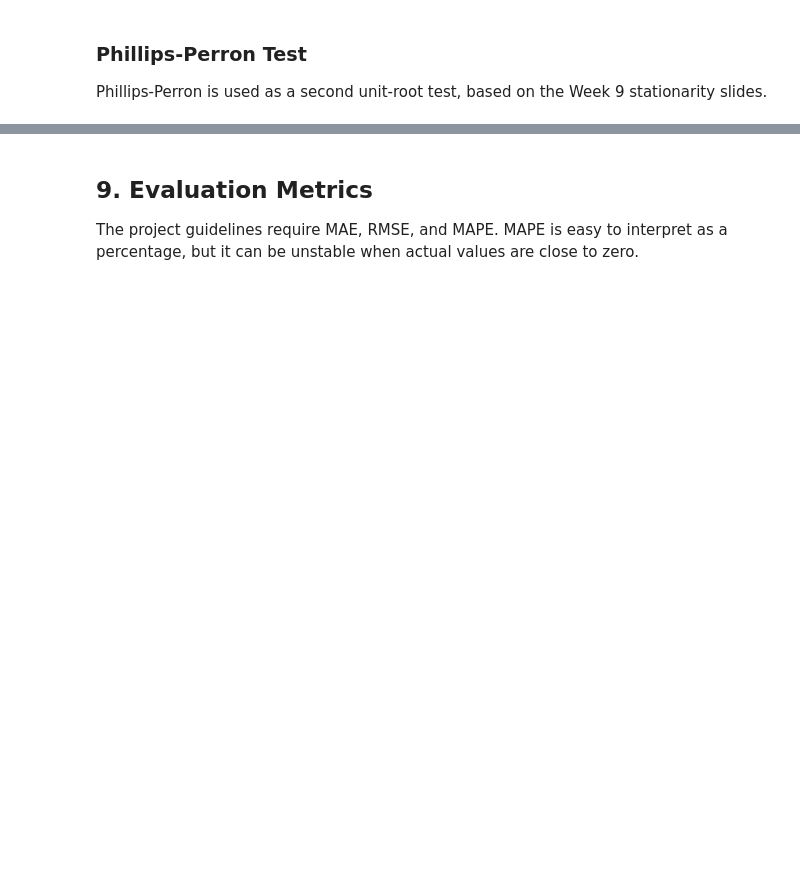
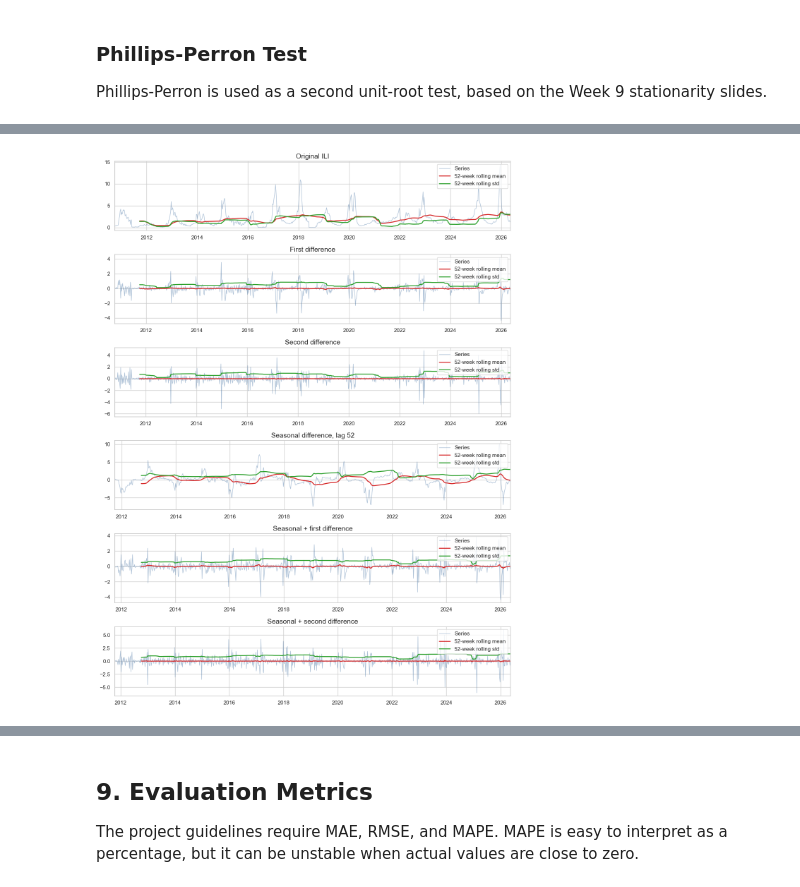
Before and after one commit to daniellaili/TimeSeriesProject, a Jupyter notebook: TimeSeries_ILI_EDA.ipynb, the cells around one changed output, grey strips where cells are left out. Cells and saved outputs as stored; diff of their text form; code cells hidden in the pictures; blank space fills up the shorter version.

```diff
--- a/TimeSeries_ILI_EDA.ipynb
+++ b/TimeSeries_ILI_EDA.ipynb
@@ -348,0 +333,21 @@ plt.show()
+# %%
+rolling_window = 52
+
+fig, axes = plt.subplots(len(series_to_plot), 1, figsize=(12, 16), sharex=False)
+
+for ax, (series, title) in zip(axes, series_to_plot):
+    clean_series = series.dropna()
+    rolling_mean = clean_series.rolling(rolling_window).mean()
+    rolling_std = clean_series.rolling(rolling_window).std()
+
+    clean_series.plot(ax=ax, color="#4c78a8", linewidth=1, alpha=0.45, label="Series")
+    rolling_mean.plot(ax=ax, color="#d62728", linewidth=1.8, label="52-week rolling mean")
+    rolling_std.plot(ax=ax, color="#2ca02c", linewidth=1.8, label="52-week rolling std")
+    ax.set_title(title)
+    ax.set_xlabel("")
+    ax.legend(loc="upper right")
+
+plt.tight_layout()
+plt.show()
+# %% [output]
+[figure, added]
```
Also changed, not shown: parts of 29 cells of this notebook, 3 other files.
